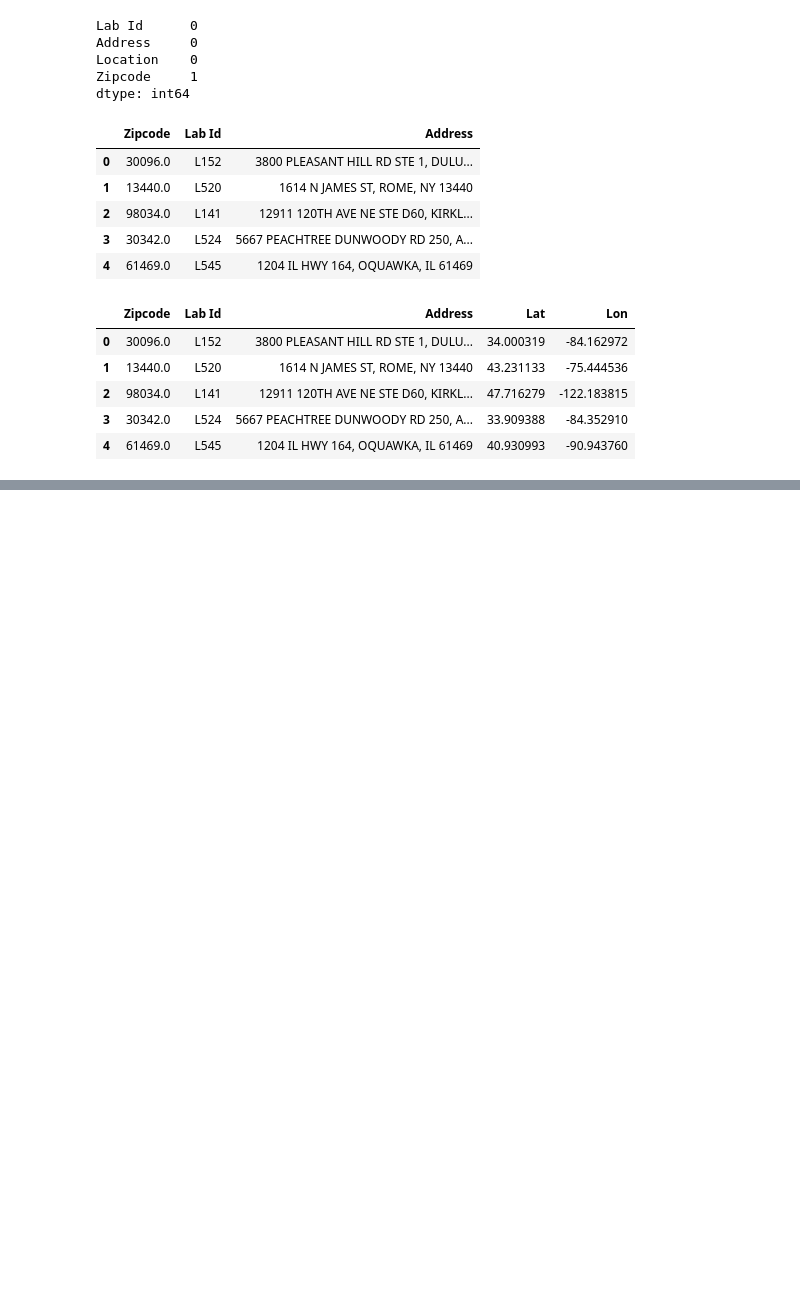
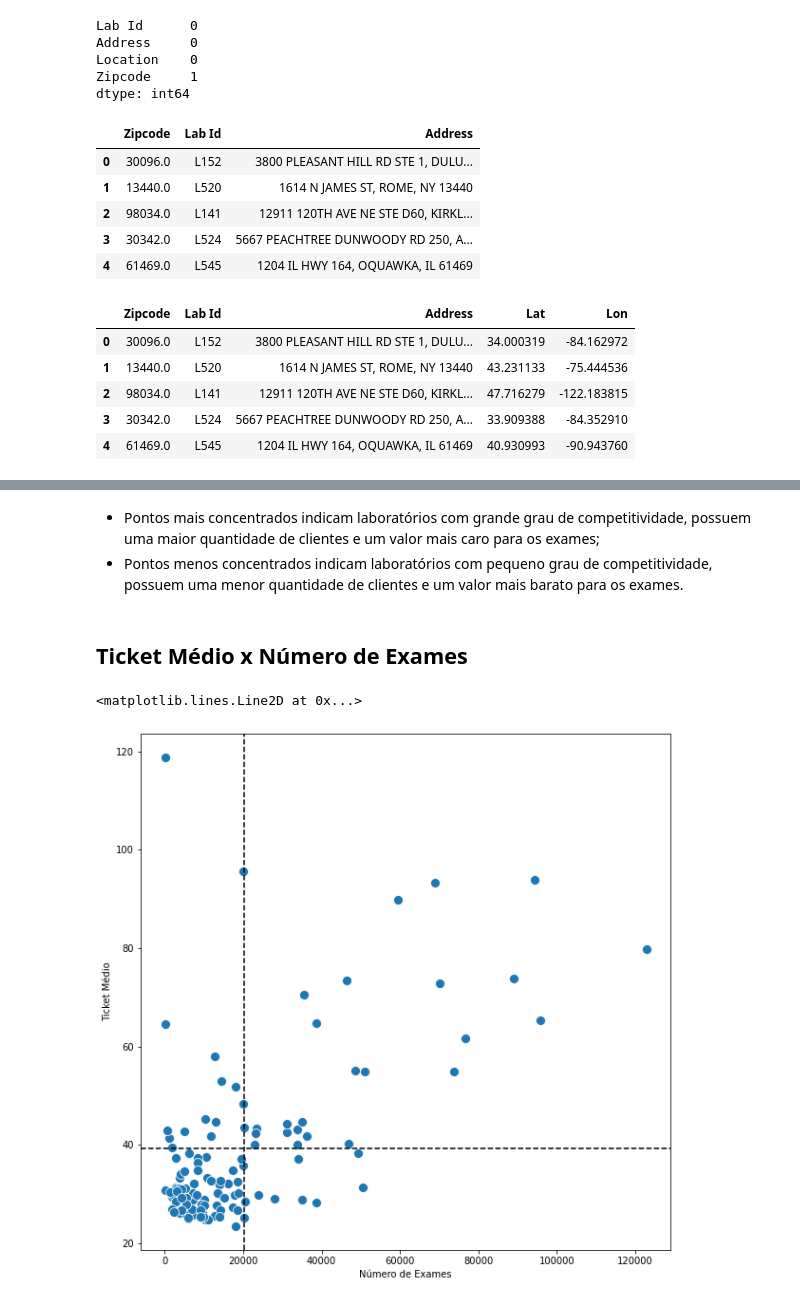
Before and after one commit to leotanaka4/desafio-elogroup, a Jupyter notebook: ans.ipynb, the cells around one changed output, grey strips where cells are left out. Drawn from its saved outputs; the diff is of its cells as text; code cells hidden in the pictures; blank space fills up the shorter version.

```diff
--- a/ans.ipynb
+++ b/ans.ipynb
@@ -222,0 +287,15 @@ df.head()
+# %% [markdown]
+* Pontos mais concentrados indicam laboratórios com grande grau de competitividade, possuem uma maior quantidade de clientes e um valor mais caro para os exames;
+* Pontos menos concentrados indicam laboratórios com pequeno grau de competitividade, possuem uma menor quantidade de clientes e um valor mais barato para os exames.
+# %% [markdown]
+## Ticket Médio x Número de Exames
+# %%
+media_numero_exames = df["Número de Exames"].mean()
+media_ticket_medio = df["Ticket Médio"].mean()
+plt.figure(figsize=(10, 10))
+sns.scatterplot(data=df, x="Número de Exames", y="Ticket Médio", s=100)
+plt.axhline(media_ticket_medio, 0, 1, color="black", **{"ls": "--"})
+plt.axvline(media_numero_exames, 0, 1, color="black", **{"ls": "--"})
+# %% [output]
+<matplotlib.lines.Line2D at 0x...>
+[figure, added]
```
Also changed, not shown: parts of 12 cells of this notebook.
